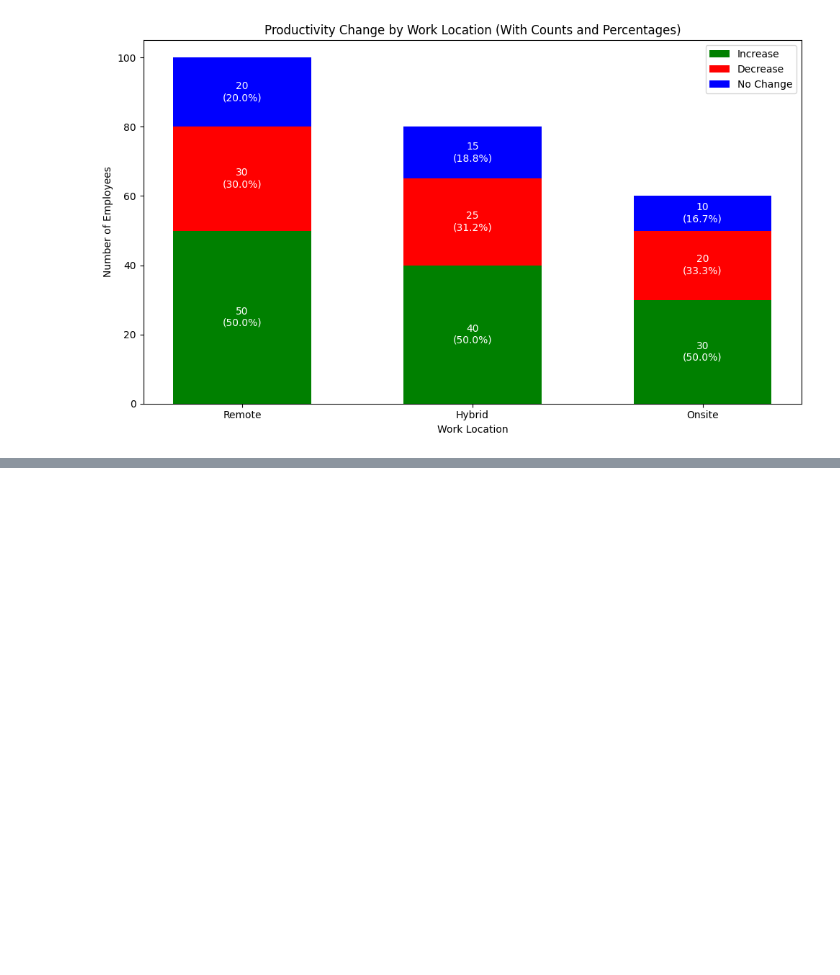
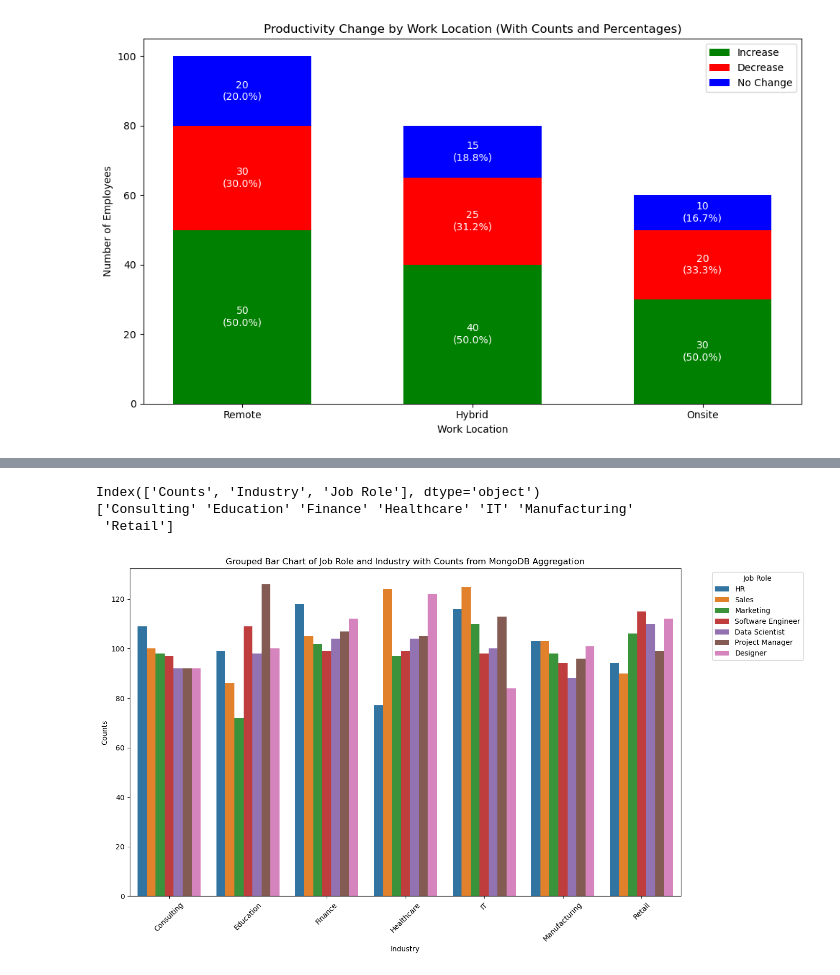
Before and after one commit to faiyted/Project3, a Jupyter notebook: dataset.ipynb, the cells around one changed output, grey strips where cells are left out. Drawn from its saved outputs; the diff is of its cells as text; code cells hidden in the pictures; blank space fills up the shorter version.

```diff
--- a/dataset.ipynb
+++ b/dataset.ipynb
@@ -833,0 +708,33 @@ plt.show()
+# %%
+print(job_df.columns)
+print(job_df['Industry'].unique())
+# %% [output]
+Index(['Counts', 'Industry', 'Job Role'], dtype='object')
+['Consulting' 'Education' 'Finance' 'Healthcare' 'IT' 'Manufacturing'
+ 'Retail']
+# %%
+import pandas as pd
+import matplotlib.pyplot as plt
+import seaborn as sns
+
+job_df = pd.json_normalize(results)
+
+# Rename columns for easier access
+job_df.rename(columns={'_id.Industry': 'Industry', '_id.Job_Role': 'Job Role', 'count': 'Counts'}, inplace=True)
+
+# Step 3: Create a grouped bar chart using Seaborn
+plt.figure(figsize=(14, 8))
+sns.barplot(x='Industry', y='Counts', hue='Job Role', data=job_df)
+
+# Step 4: Customize the chart
+plt.title('Grouped Bar Chart of Job Role and Industry with Counts from MongoDB Aggregation')
+plt.xlabel('Industry')
+plt.ylabel('Counts')
+plt.xticks(rotation=45)  # Rotate x-axis labels for better readability
+plt.legend(title='Job Role', bbox_to_anchor=(1.05, 1), loc='upper left')
+
+# Step 5: Display the chart
+plt.tight_layout()
+plt.show()
+# %% [output]
+[figure, added]
```
Also changed, not shown: parts of 31 cells of this notebook.
